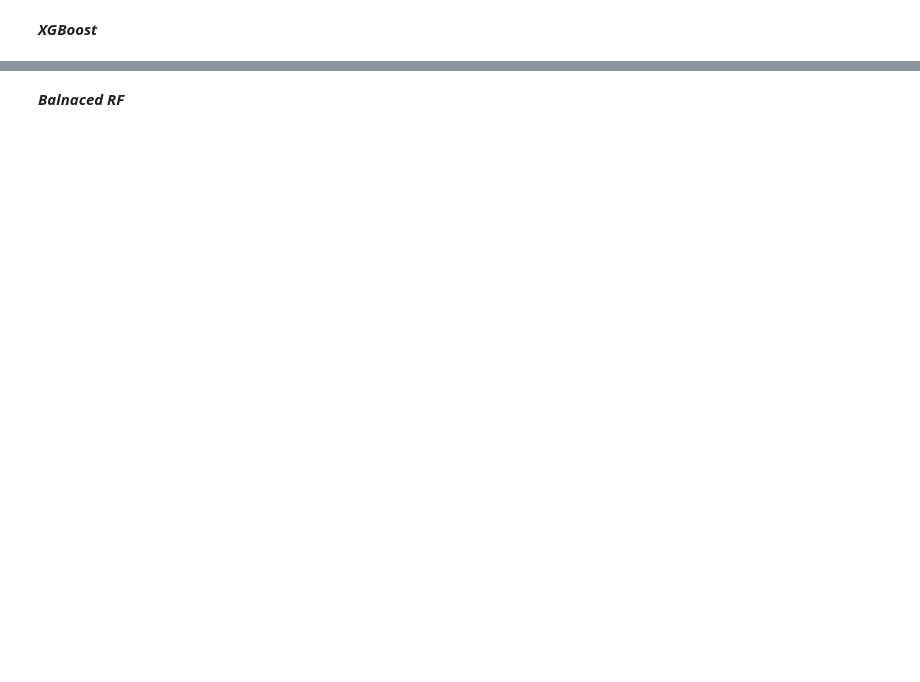
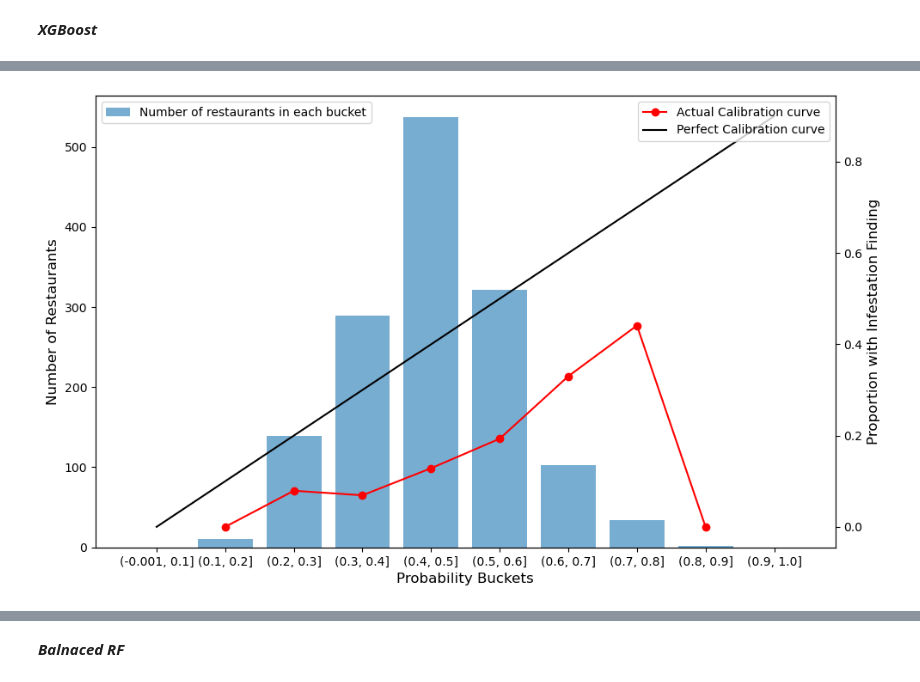
Before and after one commit to kunalthadani/Rodent-Infestation-Prediction, a Jupyter notebook: Model Training/notebooks/restaurant_infestation_predictor.ipynb, the cells around one changed output, grey strips where cells are left out. Cells and saved outputs as stored; diff of their text form; code cells hidden in the pictures; blank space fills up the shorter version.

```diff
--- a/Model Training/notebooks/restaurant_infestation_predictor.ipynb
+++ b/Model Training/notebooks/restaurant_infestation_predictor.ipynb
@@ -127,4 +137,8 @@ from sklearn.metrics import classification_report, roc_auc_score
 # %%
 X = health_data_agg.drop(['key', 'month', 'pred'], axis=1)
 y = health_data_agg['pred']
+# %%
+keys = health_data_agg['key']
+X = health_data_agg.drop(['key', 'month', 'pred'], axis=1)
+y = health_data_agg['pred']
 # %%
@@ -151,3 +168,17 @@ model = xgb.XGBClassifier(
+# %%
+model = xgb.XGBClassifier(
+    objective='binary:logistic',
+    use_label_encoder=False,
+    eval_metric=objective,
+    scale_pos_weight=scale_pos_weight,
+    n_estimators=n_estimators,
+    learning_rate=learning_rate,
+    max_depth=max_depth,
+    subsample=subsample,
+    colsample_bytree=colsample_bytree,
+    random_state=42,
+    early_stopping_rounds=early_stopping_rounds,
+)
 # %%
 model.fit(
     X_train, y_train,
@@ -199,0 +248,60 @@ weighted avg       0.79      0.69      0.73      1434
+# %%
+df_results = X_test.copy()
+df_results['key']       = keys_test
+df_results['actual']    = y_test
+df_results['predicted'] = y_pred
+df_results['proba_1']   = y_proba
+
+import numpy as np
+import matplotlib.pyplot as plt
+from sklearn.calibration import calibration_curve
+import pandas as pd
+
+# Define the bins for the probability ranges (0-0.1, 0.1-0.2, ..., 0.9-1)
+bins = np.arange(0, 1.1, 0.1)
+
+# Calculate the calibration curve (fraction of positives in each bin)
+fraction_of_positives, mean_predicted_value = calibration_curve(df_results['actual'], df_results['proba_1'],
+                                                                n_bins=10, strategy='uniform')
+
+# Assign each probability prediction to a specific bin
+df_results['binned'] = pd.cut(df_results['proba_1'], bins=bins, include_lowest=True)
+
+# Calculate the count of predictions per bin (bar plot data)
+df_binned = df_results.groupby('binned').size().reset_index(name='count')
+
+# Plotting the results
+fig, ax1 = plt.subplots(figsize=(10, 6))
+
+# Bar plot for number of restaurants per probability bucket on primary y-axis
+ax1.bar(df_binned['binned'].astype(str), df_binned['count'], alpha=0.6, label='Number of restaurants in each bucket')
+ax1.set_xlabel('Probability Buckets', fontsize=12)
+ax1.set_ylabel('Number of Restaurants', fontsize=12)
+
+# Create a secondary y-axis
+ax2 = ax1.twinx()
+
+# Group by the bins and calculate the fraction of positives
+agg_df = df_results.groupby('binned').agg(
+    actual_sum=('actual', 'sum'),  # Sum of actual values (count of 1's)
+    actual_count=('actual', 'count')  # Count of total observations in the bucket
+).reset_index()
+
+agg_df['ratio'] = agg_df.actual_sum / agg_df.actual_count  # Proportion of positives
+agg_df['perfect'] = [0, 0.1, 0.2, 0.3, 0.4, 0.5, 0.6, 0.7, 0.8, 0.9]
+
+# Plot the calibration curve (fraction of positives) on secondary y-axis
+ax2.plot(agg_df['binned'].astype(str), agg_df['ratio'], marker='o', linestyle='-', color='r', label='Actual Calibration curve')
+ax2.set_ylabel('Proportion with Infestation Finding', fontsize=12)
+
+ax2.plot(agg_df['binned'].astype(str), agg_df['perfect'], linestyle='-', color='black', label='Perfect Calibration curve')
+# Legends for both axes
+ax1.legend(loc='upper left')
+ax2.legend(loc='upper right')
+
+# Rotate x-axis labels for better readability
+plt.xticks(rotation=45)
+plt.tight_layout()
+plt.show()
+# %% [output]
+[figure, added]
```
Also changed, not shown: parts of 22 cells of this notebook, 1 other file.
